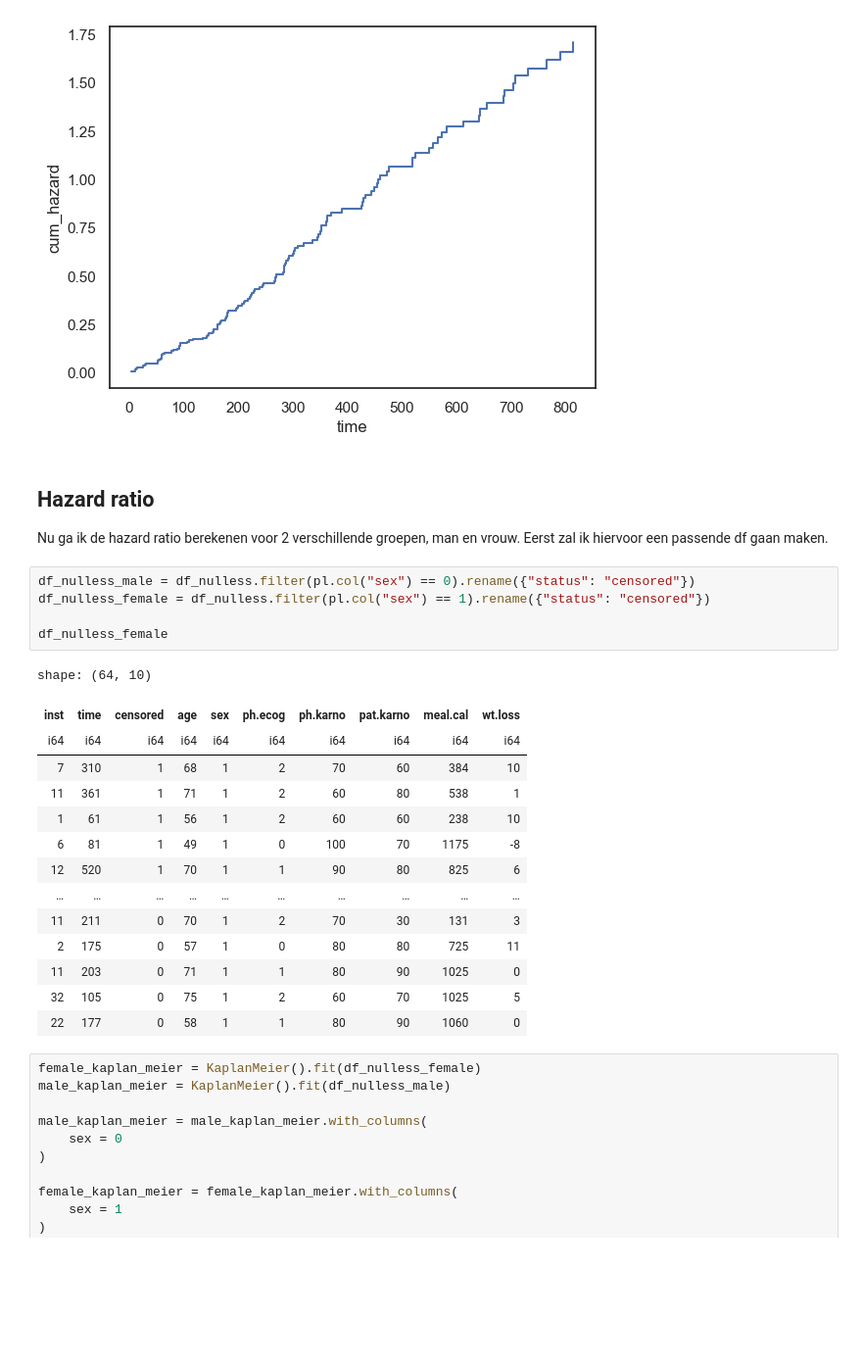
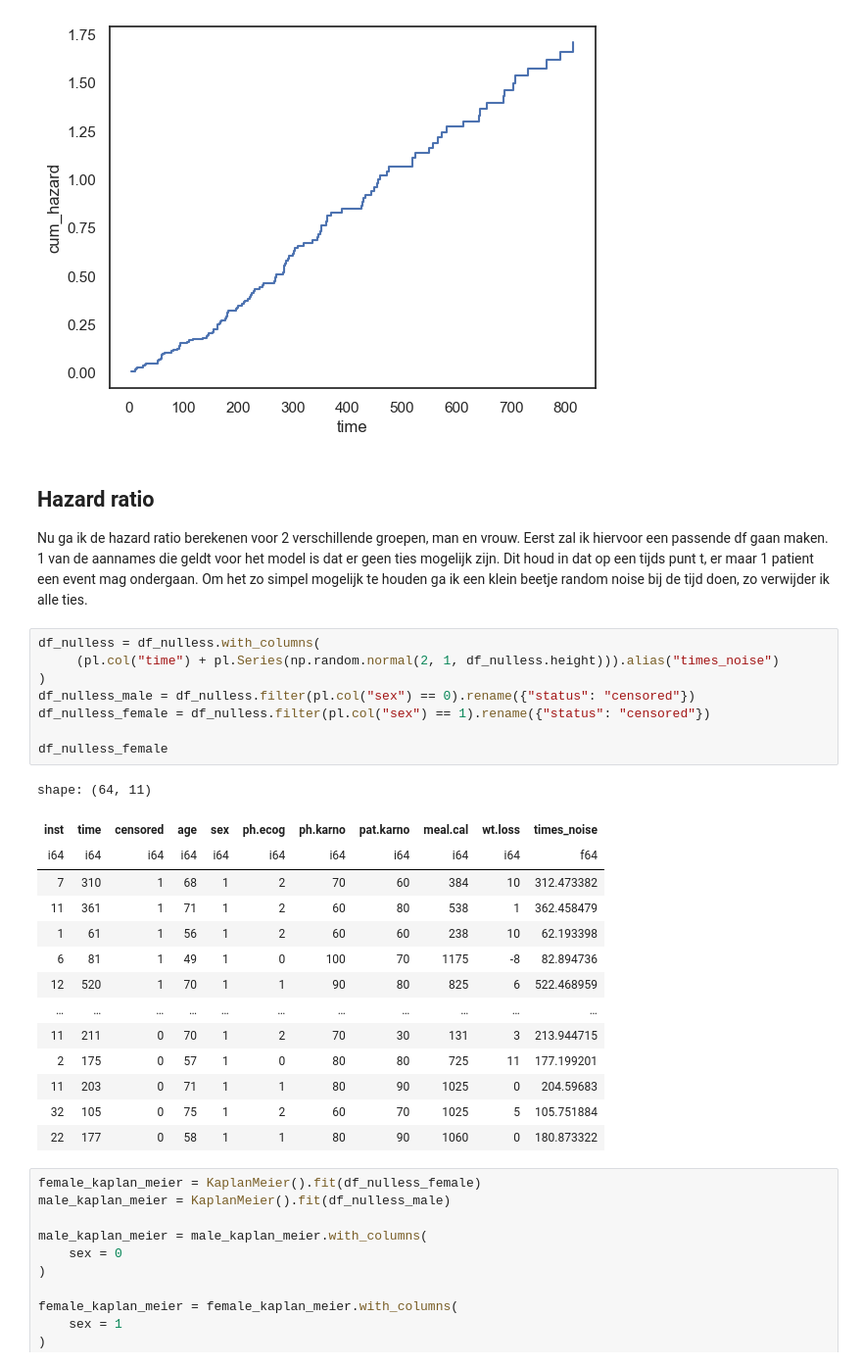
Before and after one commit to RamonReilman/cox_proportional_hazard, a Jupyter notebook: cox_proportional_hazard.ipynb, the cells around one changed output. Shown at 98% size. Cells and saved outputs as stored; diff of their text form; blank space fills up the shorter version.

```diff
--- a/cox_proportional_hazard.ipynb
+++ b/cox_proportional_hazard.ipynb
@@ -285,26 +287,30 @@ sns.lineplot(cum_hazard_rate, x = "time", y = "cum_hazard", drawstyle = "steps-p
 # %% [markdown]
 ## Hazard ratio
 Nu ga ik de hazard ratio berekenen voor 2 verschillende groepen, man en vrouw. Eerst zal ik hiervoor een passende df gaan maken.
+1 van de aannames die geldt voor het model is dat er geen ties mogelijk zijn. Dit houd in dat op een tijds punt t, er maar 1 patient een event mag ondergaan. Om het zo simpel mogelijk te houden ga ik een klein beetje random noise bij de tijd doen, zo verwijder ik alle ties.
 # %%
+df_nulless = df_nulless.with_columns(
+     (pl.col("time") + pl.Series(np.random.normal(2, 1, df_nulless.height))).alias("times_noise")
+)
 df_nulless_male = df_nulless.filter(pl.col("sex") == 0).rename({"status": "censored"})
 df_nulless_female = df_nulless.filter(pl.col("sex") == 1).rename({"status": "censored"})
 
 df_nulless_female
 # %% [output]
-shape: (64, 10)
+shape: (64, 11)
-| inst | time | censored | age | sex | ph.ecog | ph.karno | pat.karno | meal.cal | wt.loss |
-| i64 | i64 | i64 | i64 | i64 | i64 | i64 | i64 | i64 | i64 |
-| 7 | 310 | 1 | 68 | 1 | 2 | 70 | 60 | 384 | 10 |
-| 11 | 361 | 1 | 71 | 1 | 2 | 60 | 80 | 538 | 1 |
-| 1 | 61 | 1 | 56 | 1 | 2 | 60 | 60 | 238 | 10 |
-| 6 | 81 | 1 | 49 | 1 | 0 | 100 | 70 | 1175 | -8 |
-| 12 | 520 | 1 | 70 | 1 | 1 | 90 | 80 | 825 | 6 |
-| … | … | … | … | … | … | … | … | … | … |
-| 11 | 211 | 0 | 70 | 1 | 2 | 70 | 30 | 131 | 3 |
-| 2 | 175 | 0 | 57 | 1 | 0 | 80 | 80 | 725 | 11 |
-| 11 | 203 | 0 | 71 | 1 | 1 | 80 | 90 | 1025 | 0 |
-| 32 | 105 | 0 | 75 | 1 | 2 | 60 | 70 | 1025 | 5 |
-| 22 | 177 | 0 | 58 | 1 | 1 | 80 | 90 | 1060 | 0 |
+| inst | time | censored | age | sex | ph.ecog | ph.karno | pat.karno | meal.cal | wt.loss | times_noise |
+| i64 | i64 | i64 | i64 | i64 | i64 | i64 | i64 | i64 | i64 | f64 |
+| 7 | 310 | 1 | 68 | 1 | 2 | 70 | 60 | 384 | 10 | 312.473382 |
+| 11 | 361 | 1 | 71 | 1 | 2 | 60 | 80 | 538 | 1 | 362.458479 |
+| 1 | 61 | 1 | 56 | 1 | 2 | 60 | 60 | 238 | 10 | 62.193398 |
+| 6 | 81 | 1 | 49 | 1 | 0 | 100 | 70 | 1175 | -8 | 82.894736 |
+| 12 | 520 | 1 | 70 | 1 | 1 | 90 | 80 | 825 | 6 | 522.468959 |
+| … | … | … | … | … | … | … | … | … | … | … |
+| 11 | 211 | 0 | 70 | 1 | 2 | 70 | 30 | 131 | 3 | 213.944715 |
+| 2 | 175 | 0 | 57 | 1 | 0 | 80 | 80 | 725 | 11 | 177.199201 |
+| 11 | 203 | 0 | 71 | 1 | 1 | 80 | 90 | 1025 | 0 | 204.59683 |
+| 32 | 105 | 0 | 75 | 1 | 2 | 60 | 70 | 1025 | 5 | 105.751884 |
+| 22 | 177 | 0 | 58 | 1 | 1 | 80 | 90 | 1060 | 0 | 180.873322 |
 # %%
 female_kaplan_meier = KaplanMeier().fit(df_nulless_female)
 male_kaplan_meier = KaplanMeier().fit(df_nulless_male)
```
Also changed, not shown: parts of 25 cells of this notebook, 1 other file.
